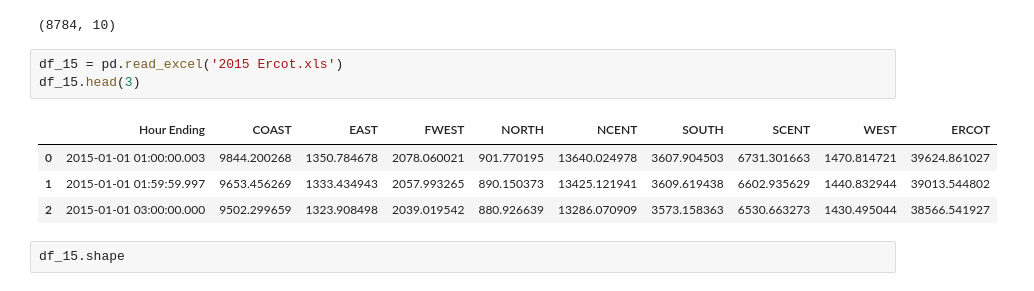
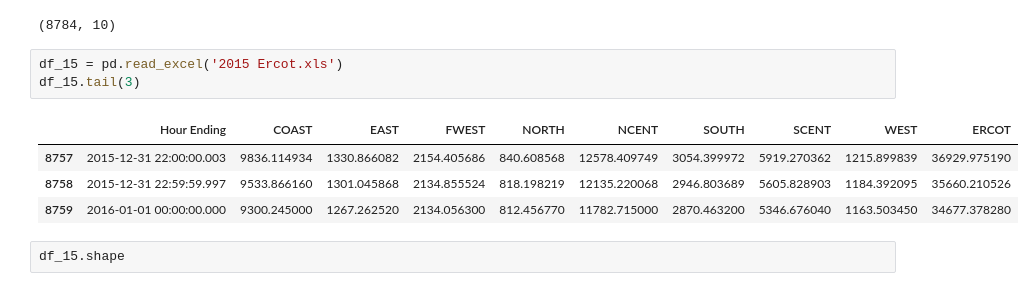
Before and after one commit to energy-demand-forecast/energy_demand_forecast, a Jupyter notebook: Lochlyn's notebook.ipynb, the cells around one changed output. Cells and saved outputs as stored; diff of their text form.

```diff
--- a/Lochlyn's notebook.ipynb
+++ b/Lochlyn's notebook.ipynb
@@ -52,12 +88,12 @@ df_16.shape
 (8784, 10)
 # %%
 df_15 = pd.read_excel('2015 Ercot.xls')
-df_15.head(3)
+df_15.tail(3)
 # %% [output]
 |  | Hour Ending | COAST | EAST | FWEST | NORTH | NCENT | SOUTH | SCENT | WEST | ERCOT |
-| 0 | 2015-01-01 01:00:00.003 | 9844.200268 | 1350.784678 | 2078.060021 | 901.770195 | 13640.024978 | 3607.904503 | 6731.301663 | 1470.814721 | 39624.861027 |
-| 1 | 2015-01-01 01:59:59.997 | 9653.456269 | 1333.434943 | 2057.993265 | 890.150373 | 13425.121941 | 3609.619438 | 6602.935629 | 1440.832944 | 39013.544802 |
-| 2 | 2015-01-01 03:00:00.000 | 9502.299659 | 1323.908498 | 2039.019542 | 880.926639 | 13286.070909 | 3573.158363 | 6530.663273 | 1430.495044 | 38566.541927 |
+| 8757 | 2015-12-31 22:00:00.003 | 9836.114934 | 1330.866082 | 2154.405686 | 840.608568 | 12578.409749 | 3054.399972 | 5919.270362 | 1215.899839 | 36929.975190 |
+| 8758 | 2015-12-31 22:59:59.997 | 9533.866160 | 1301.045868 | 2134.855524 | 818.198219 | 12135.220068 | 2946.803689 | 5605.828903 | 1184.392095 | 35660.210526 |
+| 8759 | 2016-01-01 00:00:00.000 | 9300.245000 | 1267.262520 | 2134.056300 | 812.456770 | 11782.715000 | 2870.463200 | 5346.676040 | 1163.503450 | 34677.378280 |
 # %%
 df_15.shape
 # %% [output]
```
Also changed, not shown: parts of 37 cells of this notebook, 2 other files.
